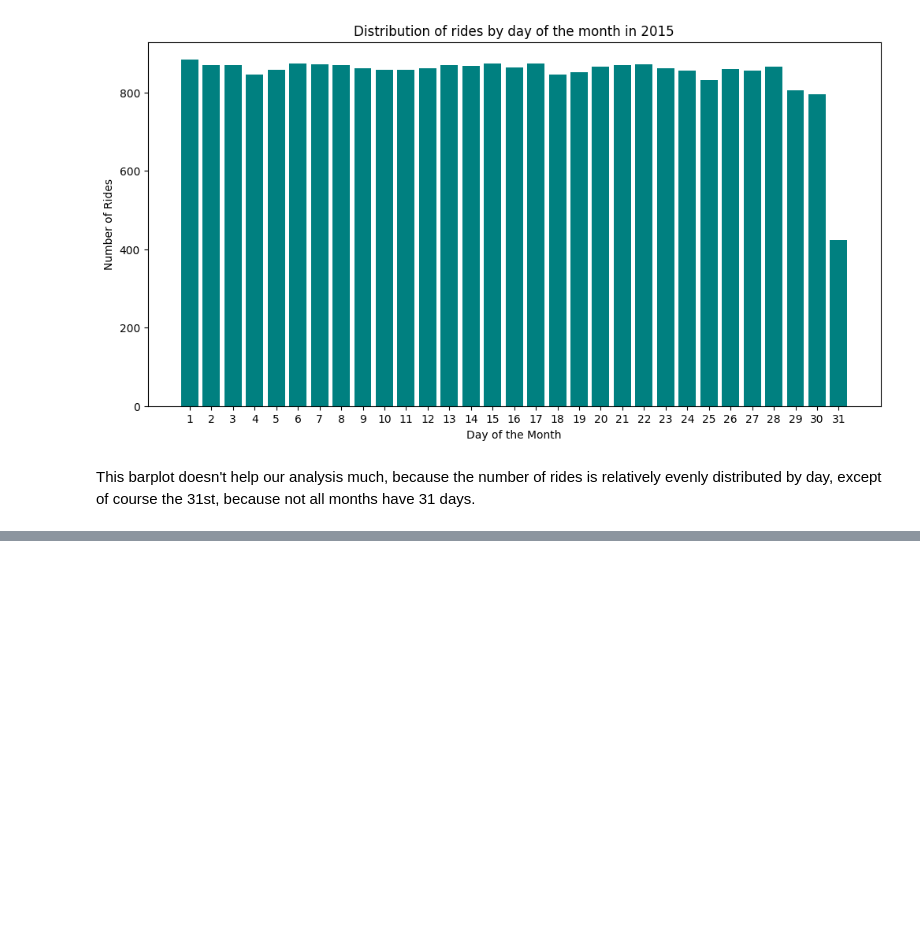
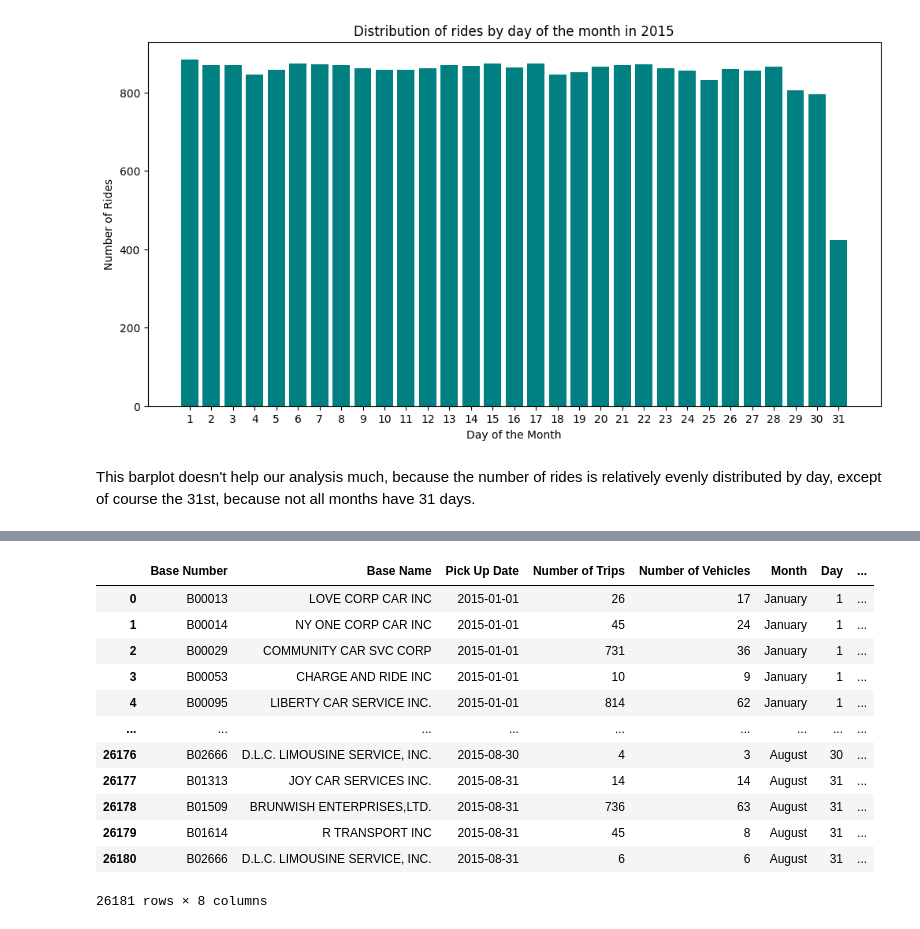
Before and after one commit to savicm5/mlProject, a Jupyter notebook: src/02_non_uber_2015.ipynb, the cells around one changed output, grey strips where cells are left out. Drawn from its saved outputs; the diff is of its cells as text; code cells hidden in the pictures; blank space fills up the shorter version.

```diff
--- a/src/02_non_uber_2015.ipynb
+++ b/src/02_non_uber_2015.ipynb
@@ -116,0 +140,16 @@ This barplot doesn't help our analysis much, because the number of rides is rela
+# %%
+data
+# %% [output]
+|  | Base Number | Base Name | Pick Up Date | Number of Trips | Number of Vehicles | Month | Day | ... |
+| 0 | B00013 | LOVE CORP CAR INC | 2015-01-01 | 26 | 17 | January | 1 | ... |
+| 1 | B00014 | NY ONE CORP CAR INC | 2015-01-01 | 45 | 24 | January | 1 | ... |
+| 2 | B00029 | COMMUNITY CAR SVC CORP | 2015-01-01 | 731 | 36 | January | 1 | ... |
+| 3 | B00053 | CHARGE AND RIDE INC | 2015-01-01 | 10 | 9 | January | 1 | ... |
+| 4 | B00095 | LIBERTY CAR SERVICE INC. | 2015-01-01 | 814 | 62 | January | 1 | ... |
+| ... | ... | ... | ... | ... | ... | ... | ... | ... |
+| 26176 | B02666 | D.L.C. LIMOUSINE SERVICE, INC. | 2015-08-30 | 4 | 3 | August | 30 | ... |
+| 26177 | B01313 | JOY CAR SERVICES INC. | 2015-08-31 | 14 | 14 | August | 31 | ... |
+| 26178 | B01509 | BRUNWISH ENTERPRISES,LTD. | 2015-08-31 | 736 | 63 | August | 31 | ... |
+| 26179 | B01614 | R TRANSPORT INC | 2015-08-31 | 45 | 8 | August | 31 | ... |
+| 26180 | B02666 | D.L.C. LIMOUSINE SERVICE, INC. | 2015-08-31 | 6 | 6 | August | 31 | ... |
+26181 rows × 8 columns
```
Also changed, not shown: parts of 11 cells of this notebook.
